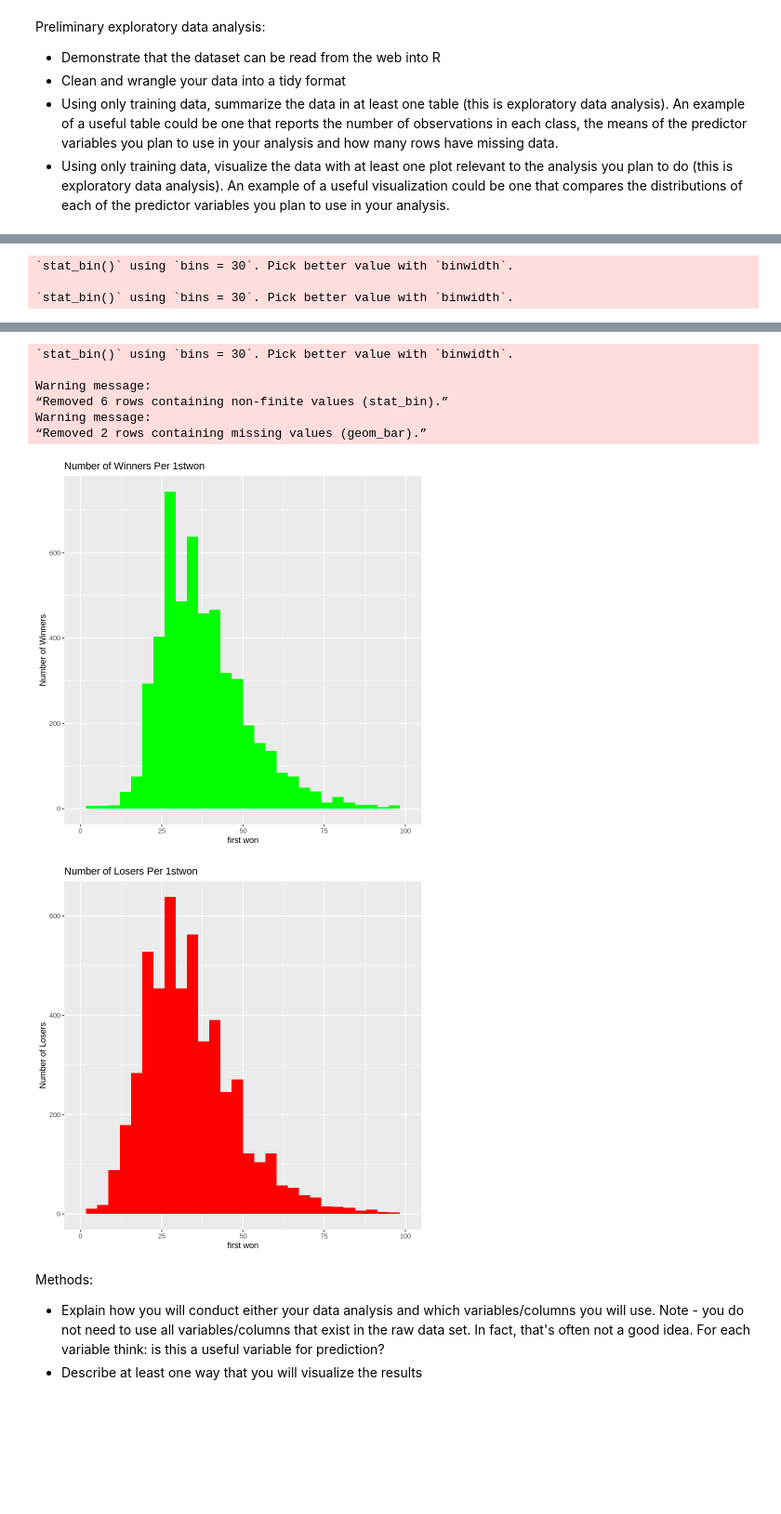
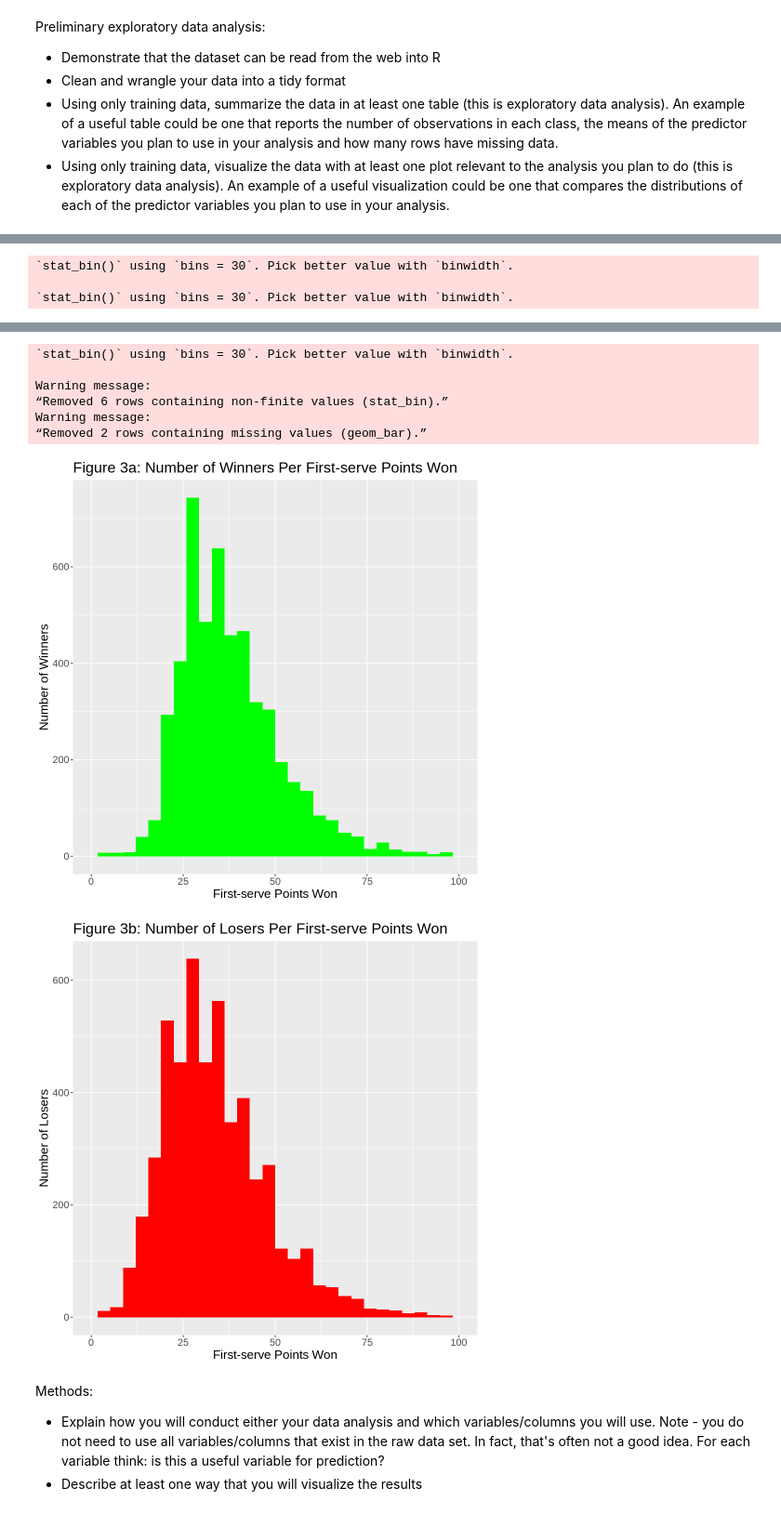
Before and after one commit to EllaShi7/DSCI-100-2022w2-Group-42-Project, a Jupyter notebook: Group_Project_Proposal.ipynb, the cells around one changed output, grey strips where cells are left out. Shown at 93% size. Drawn from its saved outputs; the diff is of its cells as text; code cells hidden in the pictures; blank space fills up the shorter version.

Commit message:
Add Figure# to title of graphs, renamed column to first_svpt_won on dataset, renamed x-axis of graph, adjust plot size and text size on plot

```diff
--- a/Group_Project_Proposal.ipynb
+++ b/Group_Project_Proposal.ipynb
@@ -92,18 +113,18 @@ A data.frame: 3386 × 4
 | 13535 | loser | 36.26557 | 2 | 35 |
 | 13538 | loser | 33.68925 | 76 | 30 |
 # %%
-#Exploratory Data Visualization Code
+# Exploratory Data Analysis - Visualization Code
+options(repr.plot.height = 8, repr.plot.width = 8)
 
-
-#Predictor 1 (age) vs Result
+# Predictor 1 (Age) vs Result
 
 atp_train_winners <- filter(atp_train, result == "winner")
 
 winners_per_age <- ggplot(atp_train_winners, aes(x = age)) +
                    geom_histogram(fill = "green") +
                    labs(x = "Age (in years)", y = "Number of Winners") +
-                   ggtitle("Number of Winners Per Age")
-
+                   ggtitle("Figure 1a: Number of Winners Per Age") +
+                   theme(text = element_text(size = 16))
 
 winners_per_age
 
@@ -113,20 +134,20 @@ atp_train_losers <- filter(atp_train, result == "loser")
 losers_per_age <-  ggplot(atp_train_losers, aes(x = age)) +
                    geom_histogram(fill = "red") +
                    labs(x = "Age (in years)", y = "Number of Losers") +
-                   ggtitle("Number of Losers Per Age")
-
+                   ggtitle("Figure 1b: Number of Losers Per Age") +
+                   theme(text = element_text(size = 16))
 
 losers_per_age
 
 
-#Predictor 2 (Rank) vs Result
+# Predictor 2 (Rank) vs Result
 
 winners_per_rank <- ggplot(atp_train_winners, aes(x = rank)) +
                    geom_histogram(fill = "green") +
                    labs(x = "Rank", y = "Number of Winners") +
                    xlim(0,200) +
-                   ggtitle("Number of Winners Per Rank")
-
+                   ggtitle("Figure 2a: Number of Winners Per Rank") +
+                   theme(text = element_text(size = 16))
 
 winners_per_rank
 
@@ -135,30 +156,32 @@ losers_per_age <-  ggplot(atp_train_losers, aes(x = rank)) +
                    geom_histogram(fill = "red") +
                    labs(x = "Rank", y = "Number of Losers") +
                    xlim(0,200) +
-                   ggtitle("Number of Losers Per Rank")
-
+                   ggtitle("Figure 2b: Number of Losers Per Rank") +
+                   theme(text = element_text(size = 16))
 
 losers_per_age
 
 
-#Predictor 3 (1st Won) vs Result
+# Predictor 3 (First-serve points Won) vs Result
 
-winners_per_stwon <- ggplot(atp_train_winners, aes(x = firstWon)) +
+winners_per_1stwon <- ggplot(atp_train_winners, aes(x = first_svpt_won)) +
                    geom_histogram(fill = "green") +
-                   labs(x = "first won", y = "Number of Winners") +
+                   labs(x = "First-serve Points Won", y = "Number of Winners") +
                    xlim(0,100) +
-                   ggtitle("Number of Winners Per 1stwon")
+                   ggtitle("Figure 3a: Number of Winners Per First-serve Points Won") +
+                   theme(text = element_text(size = 16))
 
-winners_per_stwon
+winners_per_1stwon
 
 
-losers_per_stwon <- ggplot(atp_train_losers, aes(x = firstWon)) +
+losers_per_1stwon <- ggplot(atp_train_losers, aes(x = first_svpt_won)) +
                    geom_histogram(fill = "red") +
-                   labs(x = "first won", y = "Number of Losers") +
+                   labs(x = "First-serve Points Won", y = "Number of Losers") +
                    xlim(0,100) +
-                   ggtitle("Number of Losers Per 1stwon")
+                   ggtitle("Figure 3b: Number of Losers Per First-serve Points Won") +
+                   theme(text = element_text(size = 16))
 
-losers_per_stwon
+losers_per_1stwon
 # %% [output]
 `stat_bin()` using `bins = 30`. Pick better value with `binwidth`.
 
@@ -188,11 +211,11 @@ Warning message:
 `stat_bin()` using `bins = 30`. Pick better value with `binwidth`.
 
 Warning message:
 “Removed 6 rows containing non-finite values (stat_bin).”
 Warning message:
 “Removed 2 rows containing missing values (geom_bar).”
-[figure, old version]
+[figure, new version]
-[figure, old version]
+[figure, new version]
 # %% [markdown]
 Methods:
 - Explain how you will conduct either your data analysis and which variables/columns you will use. Note - you do not need to use all variables/columns that exist in the raw data set. In fact, that's often not a good idea. For each variable think: is this a useful variable for prediction?
```
Also changed, not shown: parts of 5 cells of this notebook.
